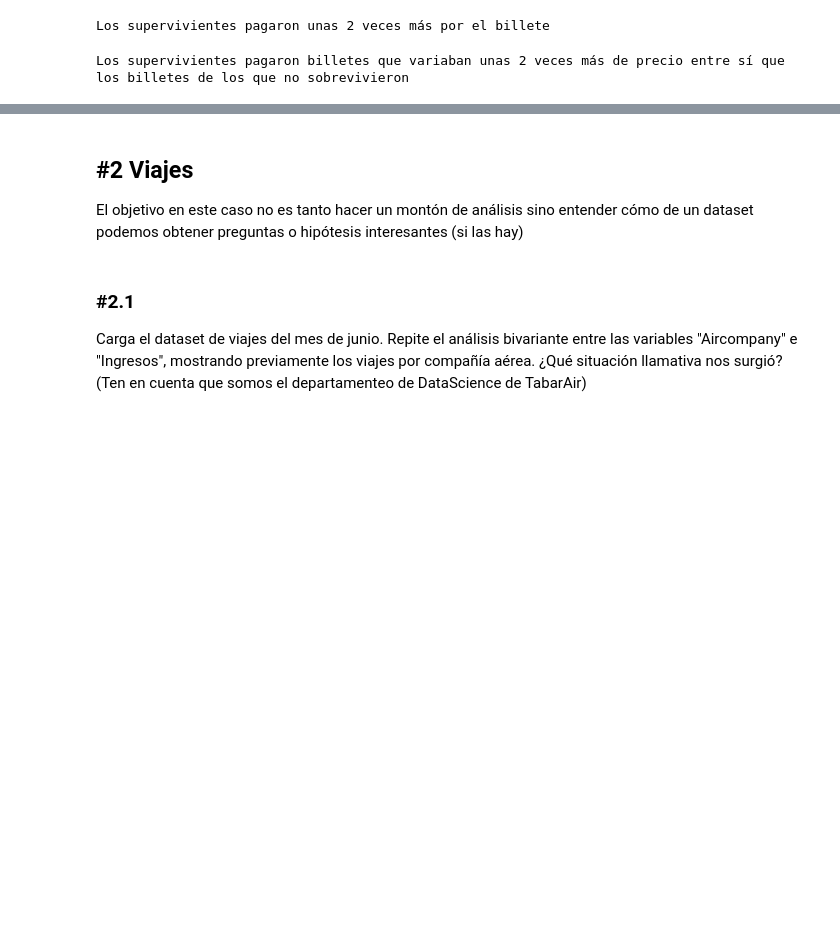
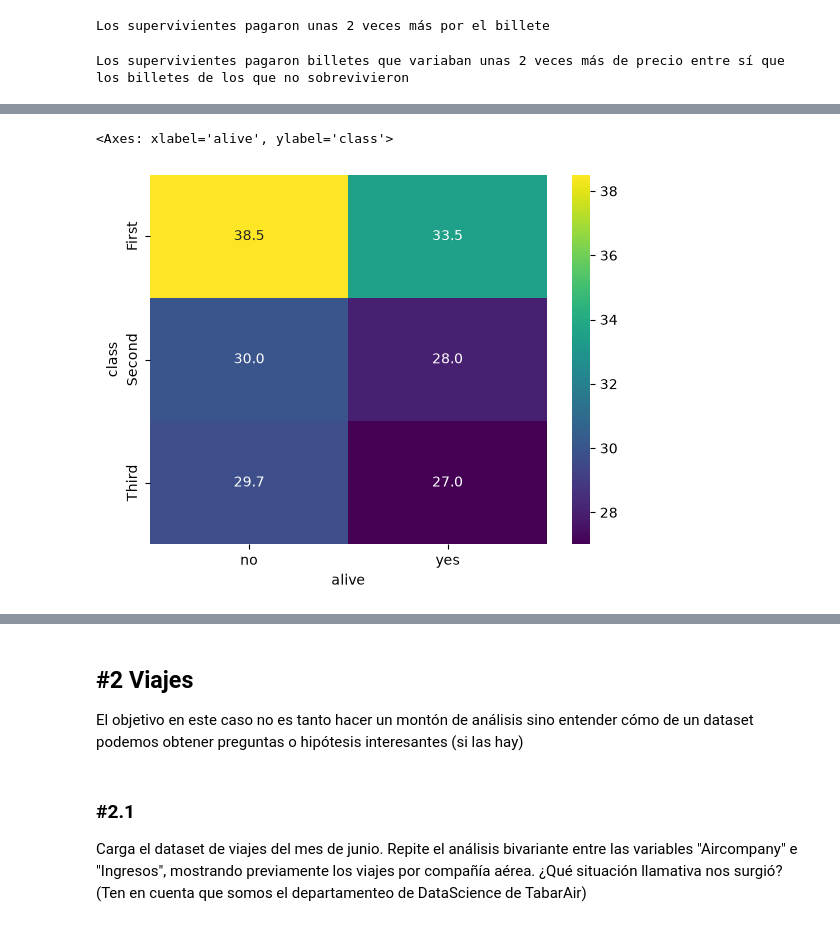
Before and after one commit to AlejandraVelascoSanchezVillares/0926_ds_thebridge_ft, a Jupyter notebook: 2-Analytics/4-Mates para DS/Ejercicios/Practica_Multivariante.ipynb, the cells around one changed output, grey strips where cells are left out. Cells and saved outputs as stored; diff of their text form; code cells hidden in the pictures; blank space fills up the shorter version.

```diff
--- a/2-Analytics/4-Mates para DS/Ejercicios/Practica_Multivariante.ipynb
+++ b/2-Analytics/4-Mates para DS/Ejercicios/Practica_Multivariante.ipynb
@@ -271,0 +298,3 @@ df_titanic[(df_titanic.alive == "no")].fare.max()
+# %%
+tabla = df_titanic.pivot_table(index="class", columns="alive", values="age", aggfunc="median")
+tabla
@@ -271,0 +307,5 @@ df_titanic[(df_titanic.alive == "no")].fare.max()
+# %%
+sns.heatmap(tabla, annot=True, fmt=".1f", cmap="viridis")
+# %% [output]
+<Axes: xlabel='alive', ylabel='class'>
+[figure, added]
```
Also changed, not shown: parts of 34 cells of this notebook, 1 other file.
